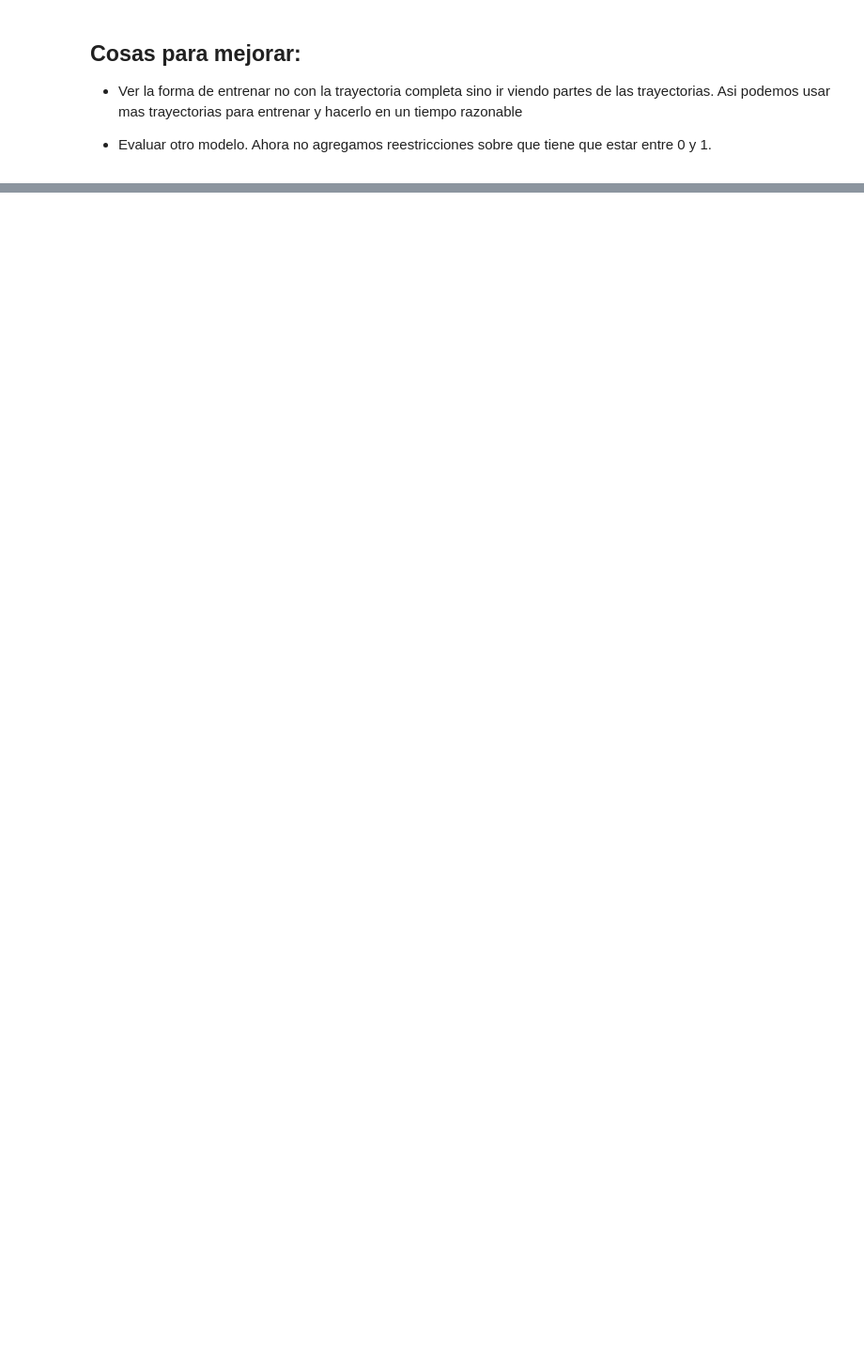
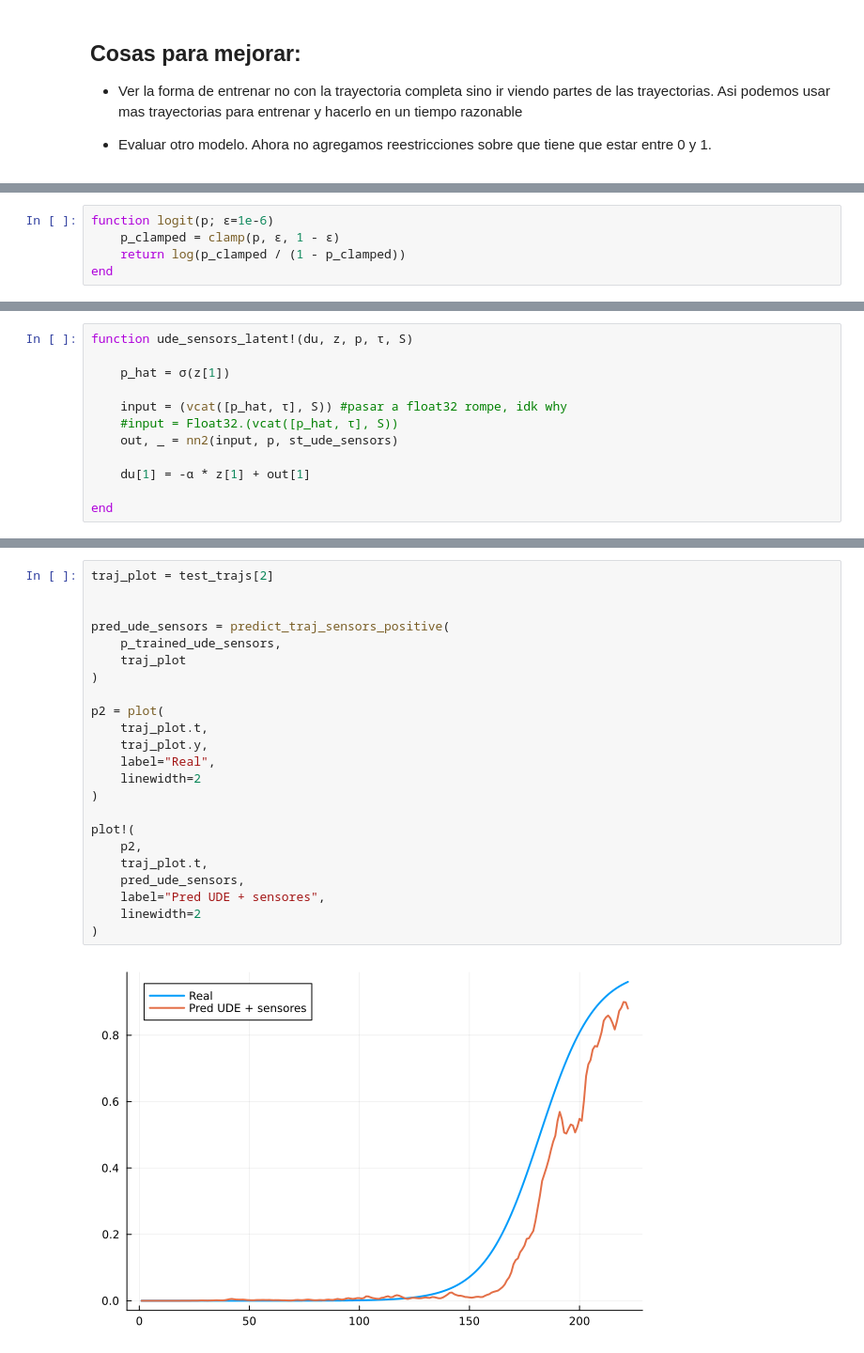
Before and after one commit to SoutoSebastian/TP-DegradacionDeMotores, a Jupyter notebook: mi_entorno/degradacionNasa.ipynb, the cells around one changed output, grey strips where cells are left out. Shown at 94% size. Cells and saved outputs as stored; diff of their text form; blank space fills up the shorter version.

```diff
--- a/mi_entorno/degradacionNasa.ipynb
+++ b/mi_entorno/degradacionNasa.ipynb
@@ -1506,0 +1545,5 @@ p2
+# %%
+function logit(p; ϵ=1e-6)
+    p_clamped = clamp(p, ϵ, 1 - ϵ)
+    return log(p_clamped / (1 - p_clamped))
+end
@@ -1506,0 +1563,12 @@ p2
+# %%
+function ude_sensors_latent!(du, z, p, τ, S)
+
+    p_hat = σ(z[1])
+
+    input = (vcat([p_hat, τ], S)) #pasar a float32 rompe, idk why
+    #input = Float32.(vcat([p_hat, τ], S))
+    out, _ = nn2(input, p, st_ude_sensors)
+
+    du[1] = -α * z[1] + out[1]
+
+end
@@ -1506,0 +1685,25 @@ p2
+# %%
+traj_plot = test_trajs[2]
+
+
+pred_ude_sensors = predict_traj_sensors_positive(
+    p_trained_ude_sensors,
+    traj_plot
+)
+
+p2 = plot(
+    traj_plot.t,
+    traj_plot.y,
+    label="Real",
+    linewidth=2
+)
+
+plot!(
+    p2,
+    traj_plot.t,
+    pred_ude_sensors,
+    label="Pred UDE + sensores",
+    linewidth=2
+)
+# %% [output]
+[figure, added]
```
Also changed, not shown: parts of 46 cells of this notebook.
